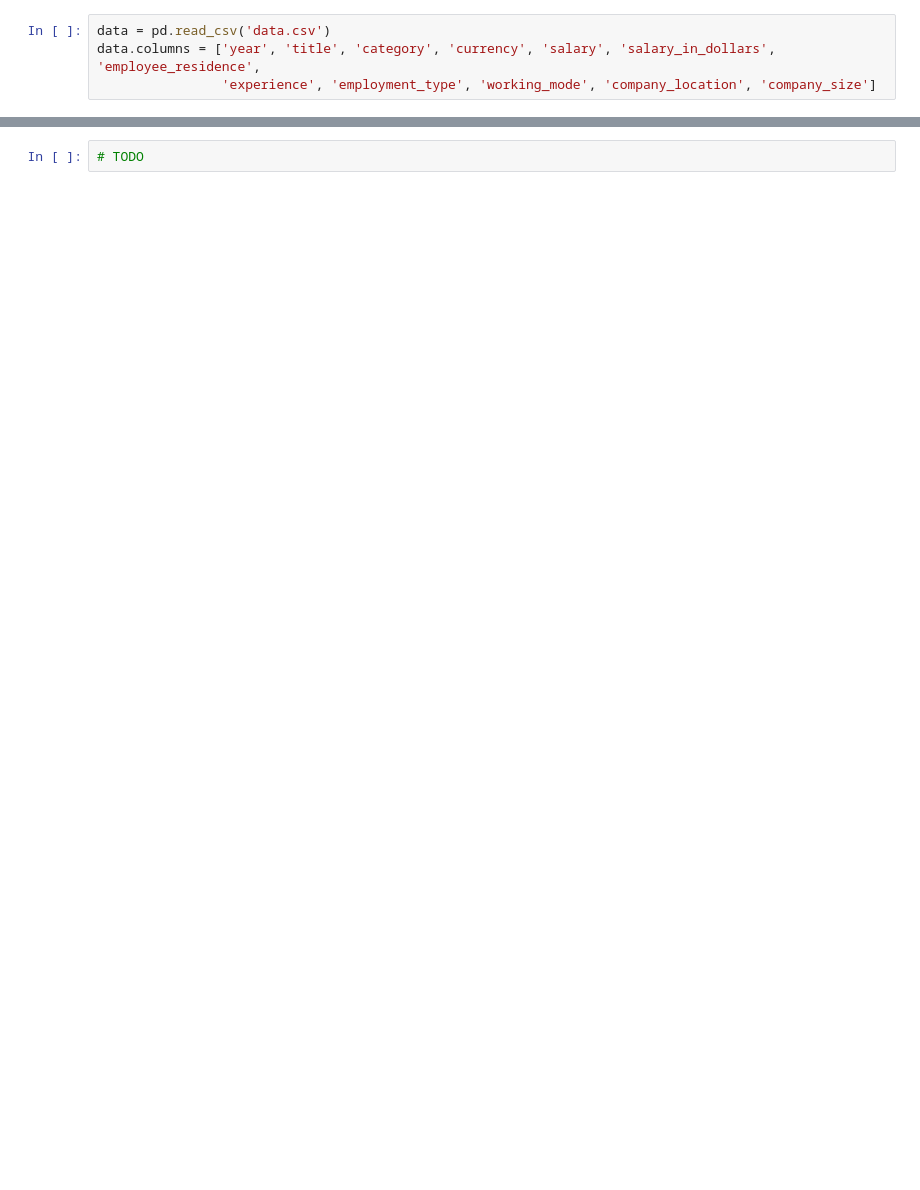
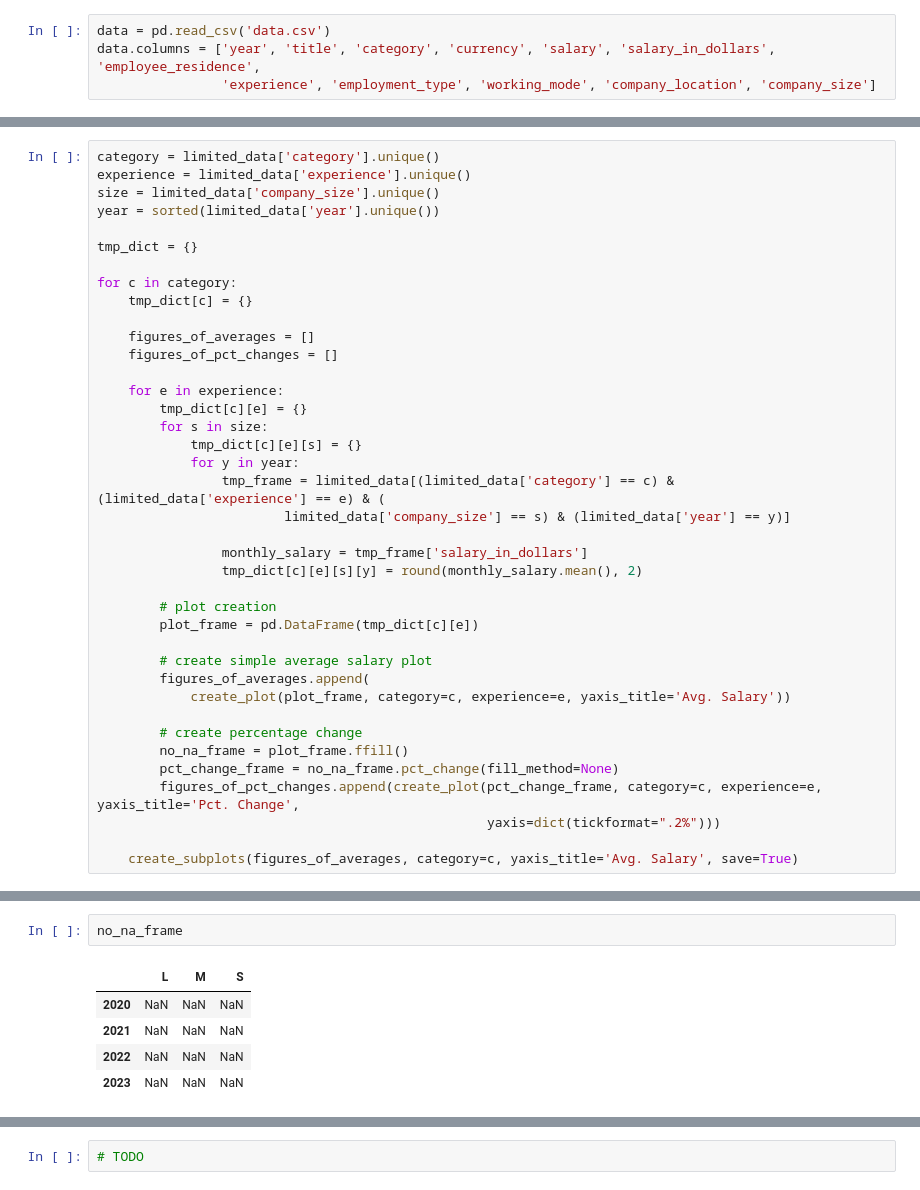
Before and after one commit to plebik/TrendsAnalysis, a Jupyter notebook: data analysis.ipynb, the cells around one changed output, grey strips where cells are left out. Drawn from its saved outputs; the diff is of its cells as text; blank space fills up the shorter version.

Commit message:
creating plots

```diff
--- a/data analysis.ipynb
+++ b/data analysis.ipynb
@@ -38,0 +90,39 @@ data.head(5)
+# %%
+category = limited_data['category'].unique()
+experience = limited_data['experience'].unique()
+size = limited_data['company_size'].unique()
+year = sorted(limited_data['year'].unique())
+
+tmp_dict = {}
+
+for c in category:
+    tmp_dict[c] = {}
+
+    figures_of_averages = []
+    figures_of_pct_changes = []
+
+    for e in experience:
+        tmp_dict[c][e] = {}
+        for s in size:
+            tmp_dict[c][e][s] = {}
+            for y in year:
+                tmp_frame = limited_data[(limited_data['category'] == c) & (limited_data['experience'] == e) & (
+                        limited_data['company_size'] == s) & (limited_data['year'] == y)]
+
+                monthly_salary = tmp_frame['salary_in_dollars']
+                tmp_dict[c][e][s][y] = round(monthly_salary.mean(), 2)
+
+        # plot creation
+        plot_frame = pd.DataFrame(tmp_dict[c][e])
+
+        # create simple average salary plot
+        figures_of_averages.append(
+            create_plot(plot_frame, category=c, experience=e, yaxis_title='Avg. Salary'))
+
+        # create percentage change
+        no_na_frame = plot_frame.ffill()
+        pct_change_frame = no_na_frame.pct_change(fill_method=None)
+        figures_of_pct_changes.append(create_plot(pct_change_frame, category=c, experience=e, yaxis_title='Pct. Change',
+                                                  yaxis=dict(tickformat=".2%")))
+
+    create_subplots(figures_of_averages, category=c, yaxis_title='Avg. Salary', save=True)
@@ -39,3 +133,11 @@ data.head(5)
+# %%
+no_na_frame
+# %% [output]
+|  | L | M | S |
+| 2020 | NaN | NaN | NaN |
+| 2021 | NaN | NaN | NaN |
+| 2022 | NaN | NaN | NaN |
+| 2023 | NaN | NaN | NaN |
 # %%
 salary_data = group_by_category_year_by_year(data)
 salary_data.index = salary_data['category']
```
Also changed, not shown: parts of 7 cells of this notebook, 3 other files.
